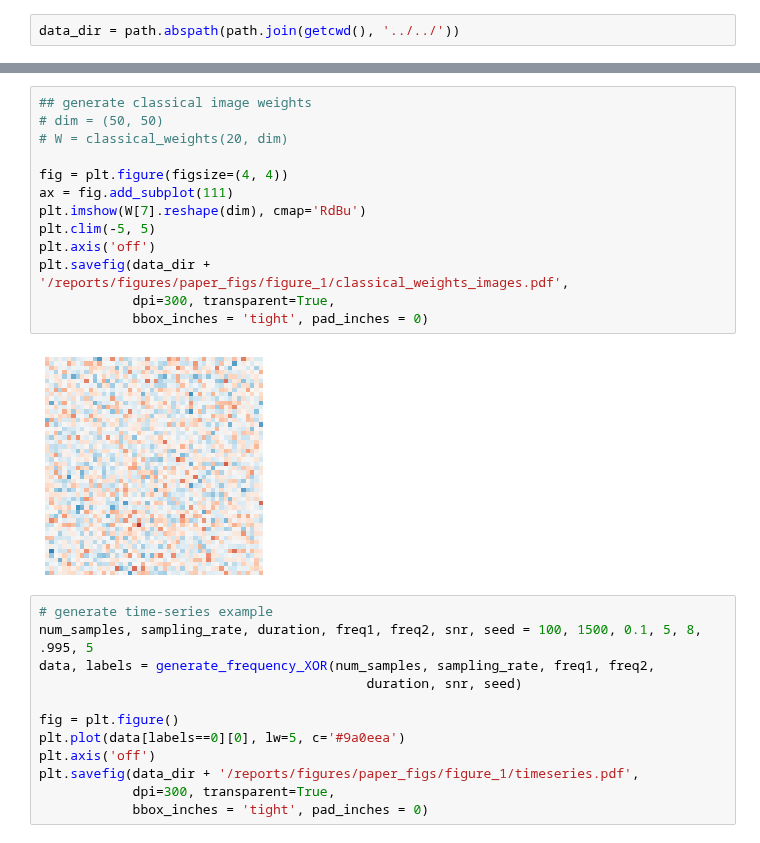
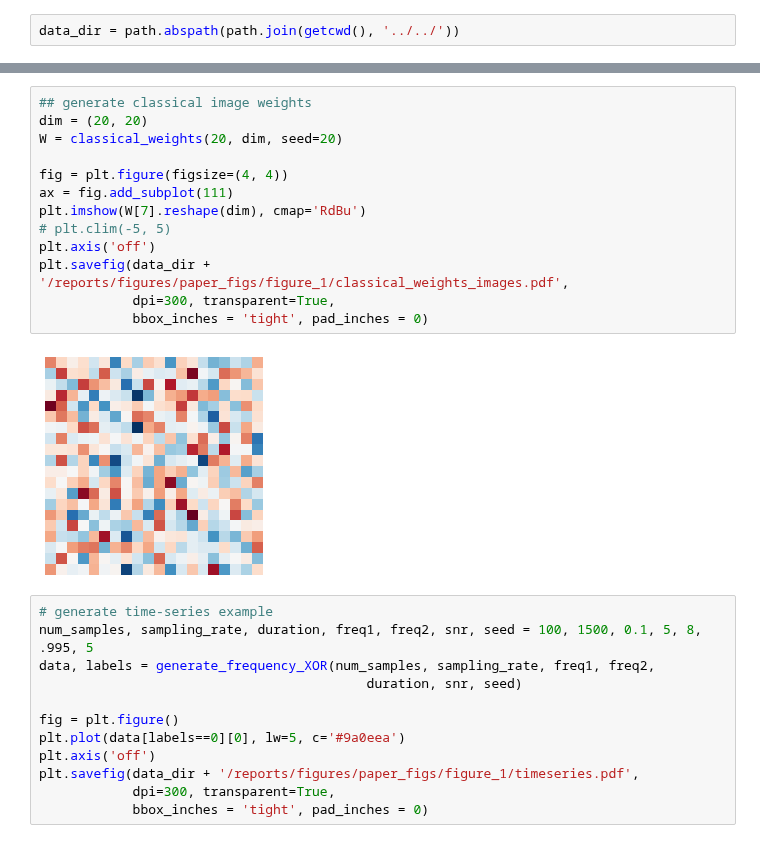
Before and after one commit to BruntonUWBio/structured-random-features, a Jupyter notebook: notebooks/reports/10.0-bp-paper-fig-network.ipynb, the cells around one changed output, grey strips where cells are left out. Saved outputs shown, nothing was run; the diff lists cells and outputs as text.

```diff
--- a/notebooks/reports/10.0-bp-paper-fig-network.ipynb
+++ b/notebooks/reports/10.0-bp-paper-fig-network.ipynb
@@ -56,18 +55,18 @@ plt.axis('off')
 # %%
 ## generate classical image weights
-# dim = (50, 50)
-# W = classical_weights(20, dim)
+dim = (20, 20)
+W = classical_weights(20, dim, seed=20)
 
 fig = plt.figure(figsize=(4, 4))
 ax = fig.add_subplot(111)
 plt.imshow(W[7].reshape(dim), cmap='RdBu')
-plt.clim(-5, 5)
+# plt.clim(-5, 5)
 plt.axis('off')
 plt.savefig(data_dir + '/reports/figures/paper_figs/figure_1/classical_weights_images.pdf',
             dpi=300, transparent=True,
             bbox_inches = 'tight', pad_inches = 0)
 # %% [output]
-[figure, old version]
+[figure, new version]
 # %%
 # generate time-series example
 num_samples, sampling_rate, duration, freq1, freq2, snr, seed = 100, 1500, 0.1, 5, 8, .995, 5
```
Also changed, not shown: parts of 6 cells of this notebook, 17 other files.
